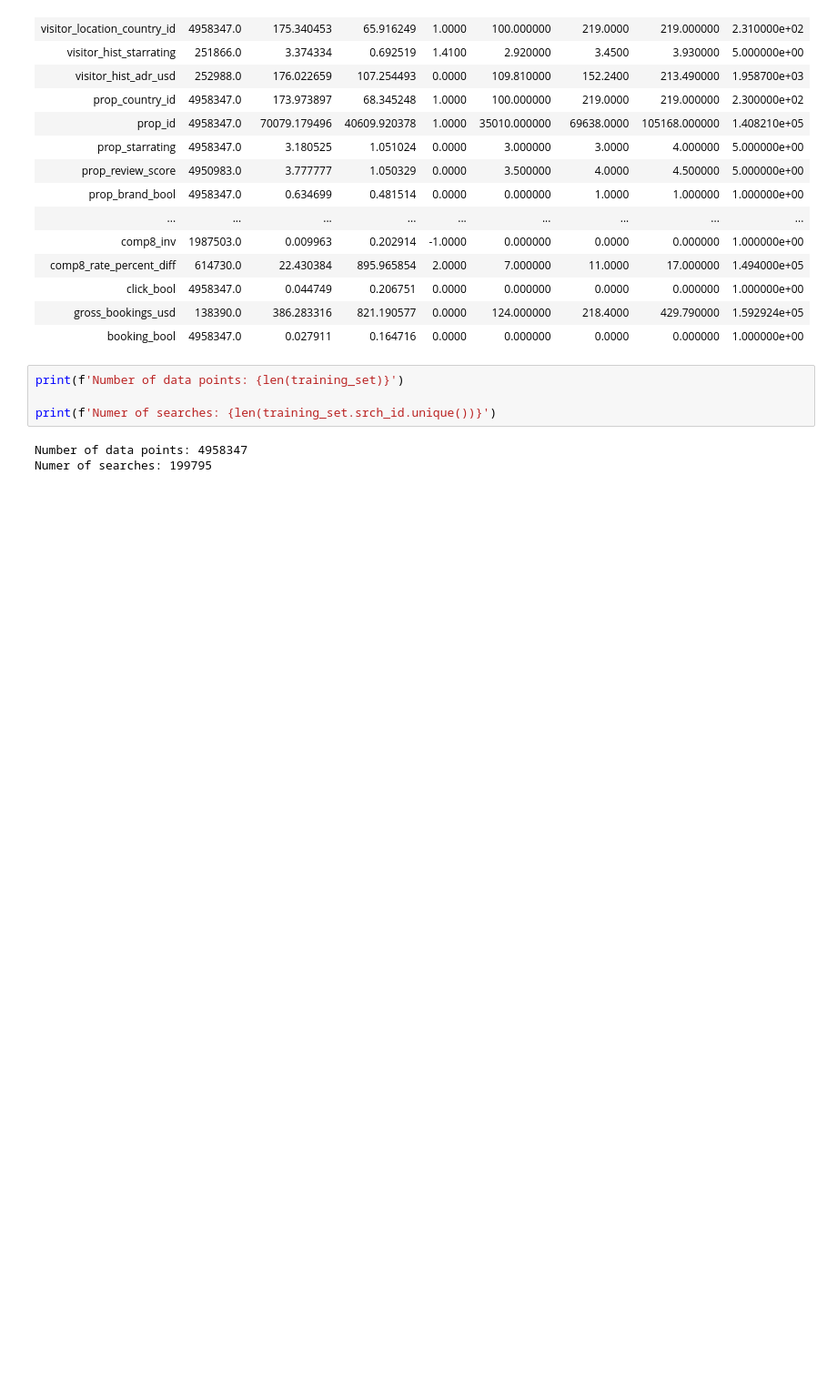
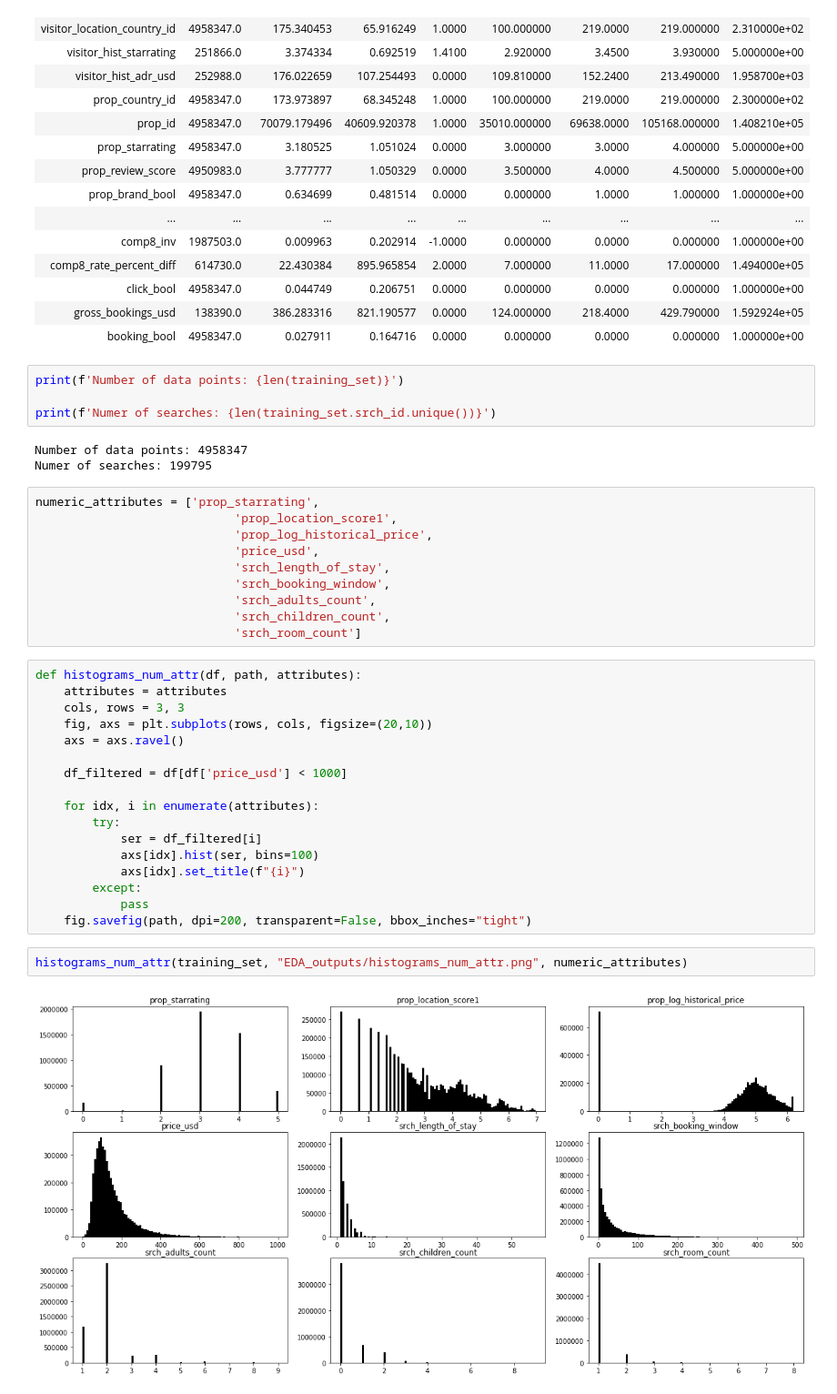
Before and after one commit to daphnewitmer/DataMining, a Jupyter notebook: Assignment 2/Task2_EDA/task_2_seby.ipynb, the cells around one changed output. Shown: that part at 91% size. Saved outputs shown, nothing was run; the diff lists cells and outputs as text; blank space fills up the shorter version.

```diff
--- a/Assignment 2/Task2_EDA/task_2_seby.ipynb
+++ b/Assignment 2/Task2_EDA/task_2_seby.ipynb
@@ -132,3 +134,34 @@ print(f'Numer of searches: {len(training_set.srch_id.unique())}')
 # %% [output]
 Number of data points: 4958347
 Numer of searches: 199795
+# %%
+numeric_attributes = ['prop_starrating',
+                            'prop_location_score1',
+                            'prop_log_historical_price',
+                            'price_usd',
+                            'srch_length_of_stay',
+                            'srch_booking_window',
+                            'srch_adults_count',
+                            'srch_children_count',
+                            'srch_room_count']
+# %%
+def histograms_num_attr(df, path, attributes):
+    attributes = attributes
+    cols, rows = 3, 3
+    fig, axs = plt.subplots(rows, cols, figsize=(20,10))
+    axs = axs.ravel()
+
+    df_filtered = df[df['price_usd'] < 1000]
+
+    for idx, i in enumerate(attributes):
+        try:
+            ser = df_filtered[i]
+            axs[idx].hist(ser, bins=100)
+            axs[idx].set_title(f"{i}")
+        except:
+            pass
+    fig.savefig(path, dpi=200, transparent=False, bbox_inches="tight")
+# %%
+histograms_num_attr(training_set, "EDA_outputs/histograms_num_attr.png", numeric_attributes)
+# %% [output]
+[figure, added]
```
Also changed, not shown: parts of 3 cells of this notebook, 2 other files.
